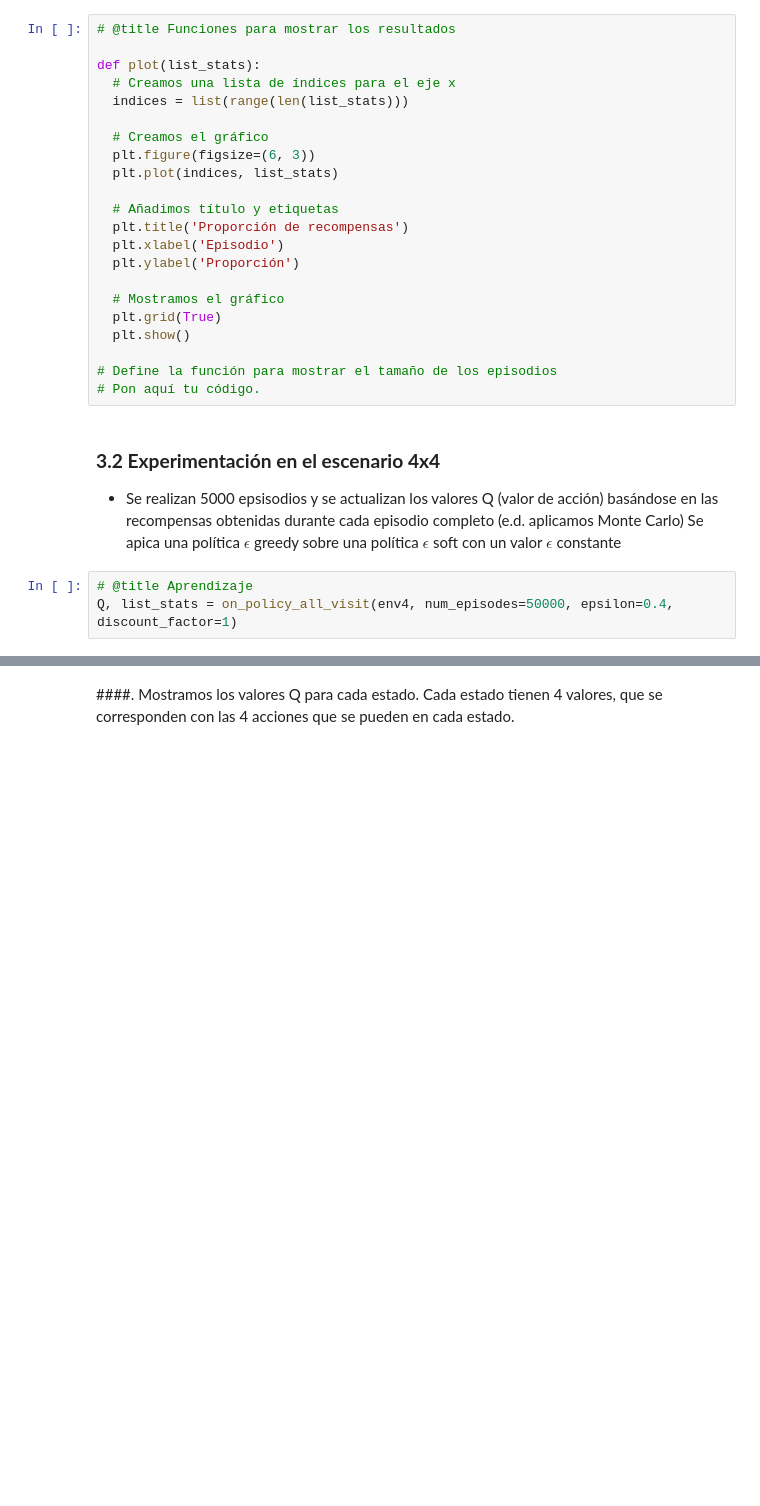
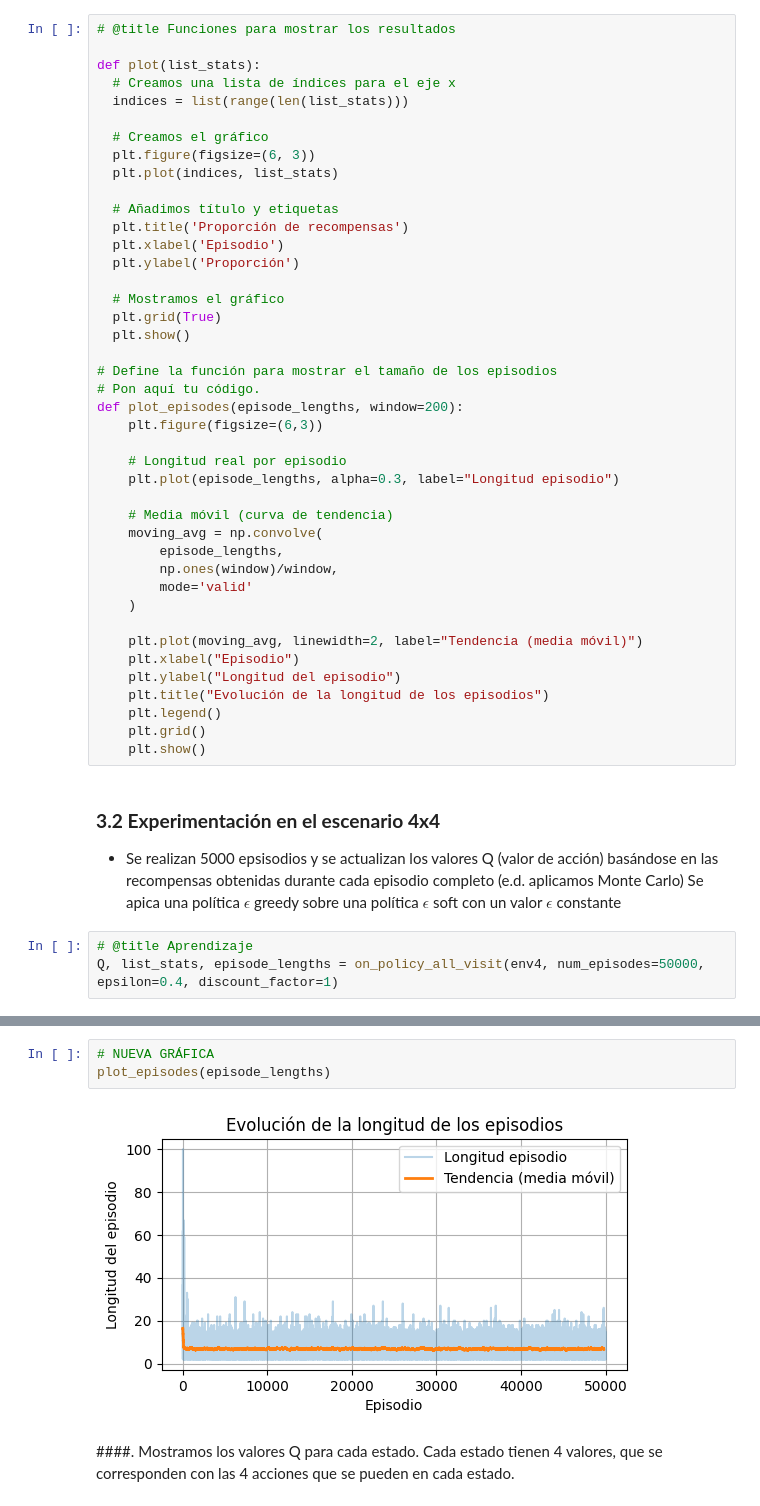
Before and after one commit to mariiam36/EML_MontesinosOlivaOuardi, a Jupyter notebook: Entornos_Complejos/MonteCarloTodasLasVisitas.ipynb, the cells around one changed output, grey strips where cells are left out. Drawn from its saved outputs; the diff is of its cells as text; blank space fills up the shorter version.

```diff
--- a/Entornos_Complejos/MonteCarloTodasLasVisitas.ipynb
+++ b/Entornos_Complejos/MonteCarloTodasLasVisitas.ipynb
@@ -199,6 +204,26 @@ def plot(list_stats):
 
 # Define la función para mostrar el tamaño de los episodios
 # Pon aquí tu código.
+def plot_episodes(episode_lengths, window=200):
+    plt.figure(figsize=(6,3))
+
+    # Longitud real por episodio
+    plt.plot(episode_lengths, alpha=0.3, label="Longitud episodio")
+
+    # Media móvil (curva de tendencia)
+    moving_avg = np.convolve(
+        episode_lengths,
+        np.ones(window)/window,
+        mode='valid'
+    )
+
+    plt.plot(moving_avg, linewidth=2, label="Tendencia (media móvil)")
+    plt.xlabel("Episodio")
+    plt.ylabel("Longitud del episodio")
+    plt.title("Evolución de la longitud de los episodios")
+    plt.legend()
+    plt.grid()
+    plt.show()
 # %% [markdown]
 ### **3.2 Experimentación en el escenario 4x4**
 
@@ -207,5 +232,5 @@ def plot(list_stats):
    - Se realizan 5000 epsisodios y se actualizan los valores Q (valor de acción) basándose en las recompensas obtenidas durante cada episodio completo (e.d. aplicamos Monte Carlo) Se apica una política $\epsilon$ greedy sobre una política $\epsilon$ soft con un valor $\epsilon$ constante
 # %%
 # @title Aprendizaje
-Q, list_stats = on_policy_all_visit(env4, num_episodes=50000, epsilon=0.4, discount_factor=1)
+Q, list_stats, episode_lengths = on_policy_all_visit(env4, num_episodes=50000, epsilon=0.4, discount_factor=1)
 # %% [output]
@@ -229,3 +254,8 @@ Máxima proporcion: 0.53344
+# %%
+# NUEVA GRÁFICA
+plot_episodes(episode_lengths)
+# %% [output]
+[figure, added]
 # %% [markdown]
 ####.
 Mostramos los valores Q para cada estado. Cada estado tienen 4 valores, que se corresponden con las 4 acciones que se pueden en cada estado.
```
Also changed, not shown: parts of 9 cells of this notebook.
